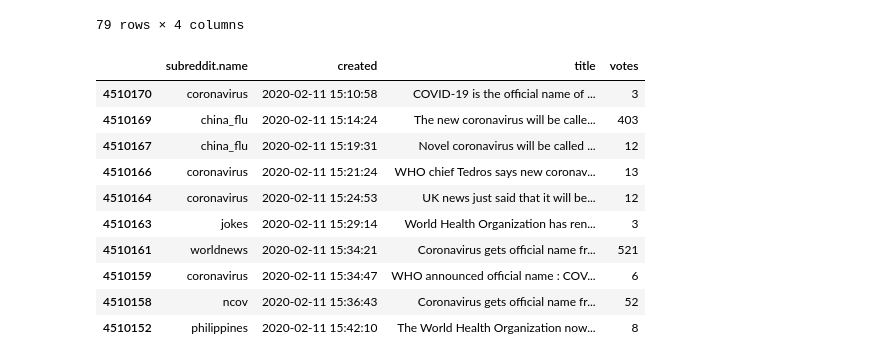
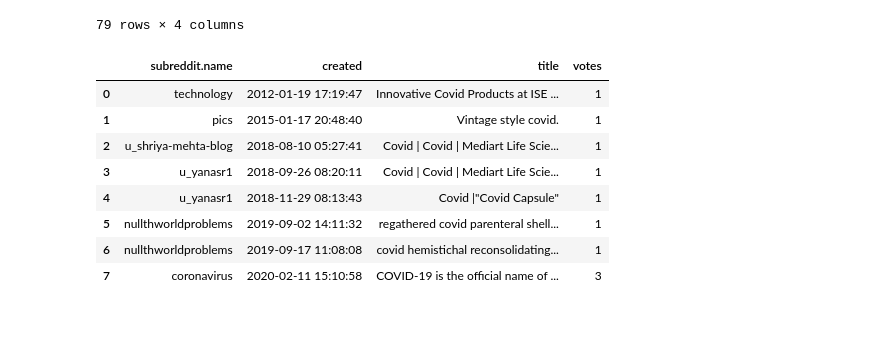
Before and after one commit to natealberti/COVID_discussion, a Jupyter notebook: analyze.ipynb, the cells around one changed output. Cells and saved outputs as stored; diff of their text form; code cells hidden in the pictures; blank space fills up the shorter version.

```diff
--- a/analyze.ipynb
+++ b/analyze.ipynb
@@ -34,17 +35,16 @@ df.query("votes > 100000") # posts with more than 100k upvotes
 79 rows × 4 columns
 # %%
 df = df.sort_values(by=['created'], ascending=True) # sorting by the oldest posts
-df.query("votes > 1").head(10)
+df = df.reset_index(drop=True)
+df.head(8)
 # %% [output]
 |  | subreddit.name | created | title | votes |
-| 4510170 | coronavirus | 2020-02-11 15:10:58 | COVID-19 is the official name of ... | 3 |
-| 4510169 | china_flu | 2020-02-11 15:14:24 | The new coronavirus will be calle... | 403 |
-| 4510167 | china_flu | 2020-02-11 15:19:31 | Novel coronavirus will be called ... | 12 |
-| 4510166 | coronavirus | 2020-02-11 15:21:24 | WHO chief Tedros says new coronav... | 13 |
-| 4510164 | coronavirus | 2020-02-11 15:24:53 | UK news just said that it will be... | 12 |
-| 4510163 | jokes | 2020-02-11 15:29:14 | World Health Organization has ren... | 3 |
-| 4510161 | worldnews | 2020-02-11 15:34:21 | Coronavirus gets official name fr... | 521 |
-| 4510159 | coronavirus | 2020-02-11 15:34:47 | WHO announced official name : COV... | 6 |
-| 4510158 | ncov | 2020-02-11 15:36:43 | Coronavirus gets official name fr... | 52 |
-| 4510152 | philippines | 2020-02-11 15:42:10 | The World Health Organization now... | 8 |
+| 0 | technology | 2012-01-19 17:19:47 | Innovative Covid Products at ISE ... | 1 |
+| 1 | pics | 2015-01-17 20:48:40 | Vintage style covid. | 1 |
+| 2 | u_shriya-mehta-blog | 2018-08-10 05:27:41 | Covid | Covid | Mediart Life Scie... | 1 |
+| 3 | u_yanasr1 | 2018-09-26 08:20:11 | Covid | Covid | Mediart Life Scie... | 1 |
+| 4 | u_yanasr1 | 2018-11-29 08:13:43 | Covid |"Covid Capsule" | 1 |
+| 5 | nullthworldproblems | 2019-09-02 14:11:32 | regathered covid parenteral shell... | 1 |
+| 6 | nullthworldproblems | 2019-09-17 11:08:08 | covid hemistichal reconsolidating... | 1 |
+| 7 | coronavirus | 2020-02-11 15:10:58 | COVID-19 is the official name of ... | 3 |
 # %%
```
Also changed, not shown: parts of 3 cells of this notebook.
